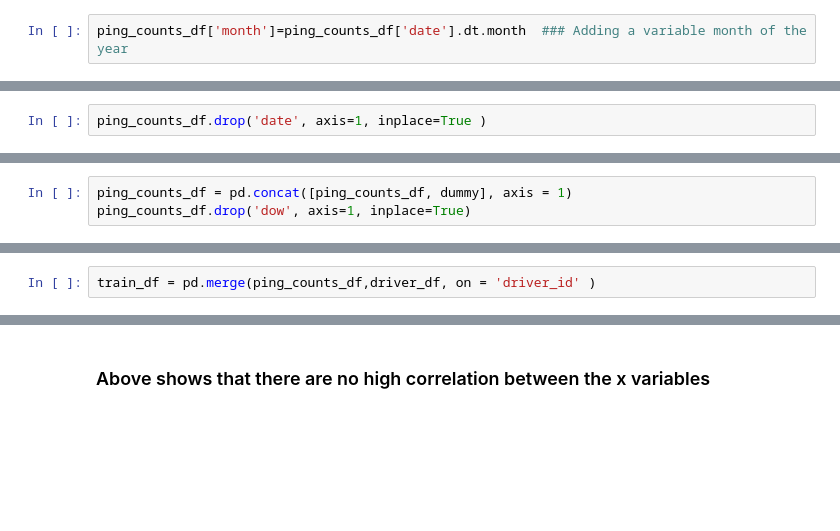
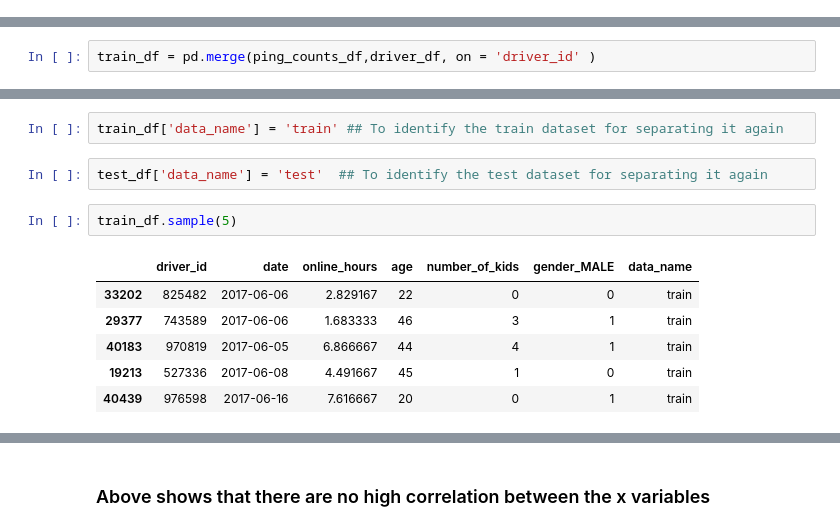
Before and after one commit to keshavsomani/driver_ping_prediction, a Jupyter notebook: driver_pings_prediction.ipynb, the cells around one changed output, grey strips where cells are left out. Cells and saved outputs as stored; diff of their text form; blank space fills up the shorter version.

```diff
--- a/driver_pings_prediction.ipynb
+++ b/driver_pings_prediction.ipynb
@@ -115,2 +104,0 @@ ping_counts_df['dow']=ping_counts_df['date'].dt.dayofweek.map(day_of_week)  ###
-# %%
-ping_counts_df['month']=ping_counts_df['date'].dt.month  ### Adding a variable month of the year
@@ -140,2 +104,0 @@ memory usage: 1.9+ MB
-# %%
-ping_counts_df.drop('date', axis=1, inplace=True )
@@ -146,3 +104,0 @@ dummy = pd.get_dummies(ping_counts_df['dow'], prefix = 'dow', drop_first = True)
-# %%
-ping_counts_df = pd.concat([ping_counts_df, dummy], axis = 1)
-ping_counts_df.drop('dow', axis=1, inplace=True)
@@ -287,0 +243,13 @@ train_df.sample(5)
+# %%
+train_df['data_name'] = 'train' ## To identify the train dataset for separating it again
+# %%
+test_df['data_name'] = 'test'  ## To identify the test dataset for separating it again
+# %%
+train_df.sample(5)
+# %% [output]
+|  | driver_id | date | online_hours | age | number_of_kids | gender_MALE | data_name |
+| 33202 | 825482 | 2017-06-06 | 2.829167 | 22 | 0 | 0 | train |
+| 29377 | 743589 | 2017-06-06 | 1.683333 | 46 | 3 | 1 | train |
+| 40183 | 970819 | 2017-06-05 | 6.866667 | 44 | 4 | 1 | train |
+| 19213 | 527336 | 2017-06-08 | 4.491667 | 45 | 1 | 0 | train |
+| 40439 | 976598 | 2017-06-16 | 7.616667 | 20 | 0 | 1 | train |
```
Also changed, not shown: parts of 62 cells of this notebook.
